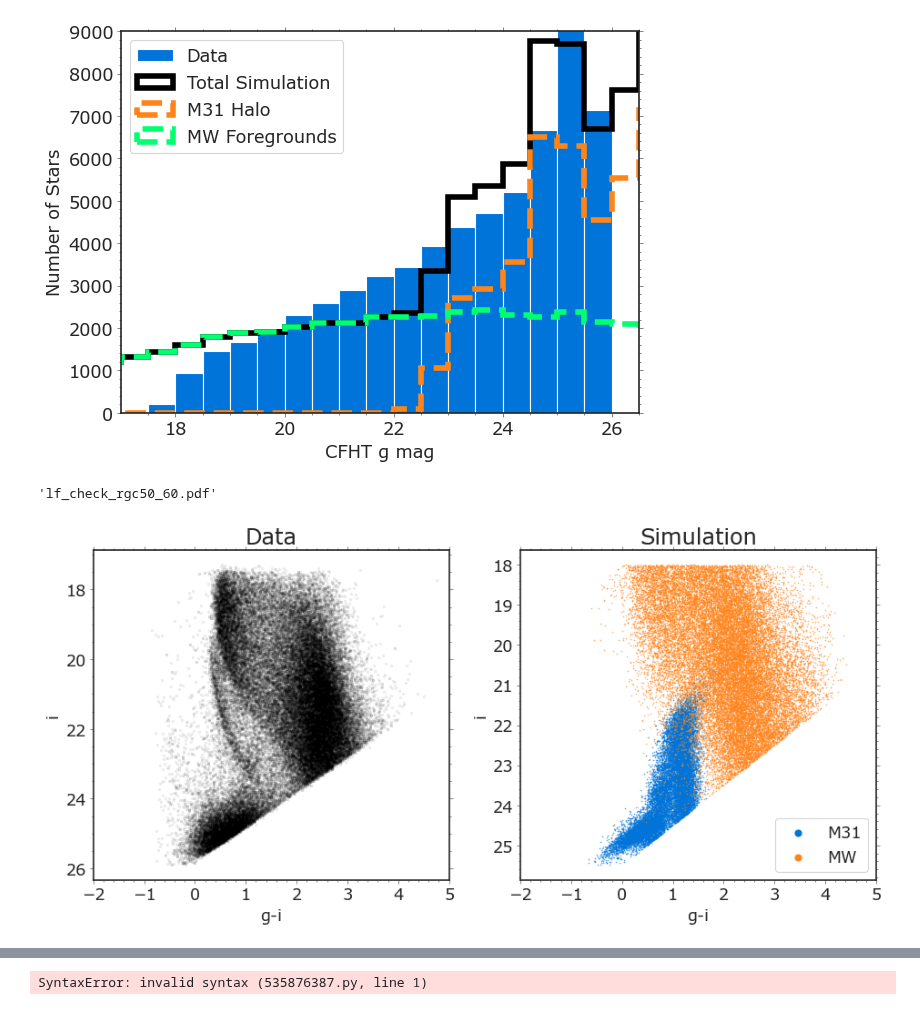
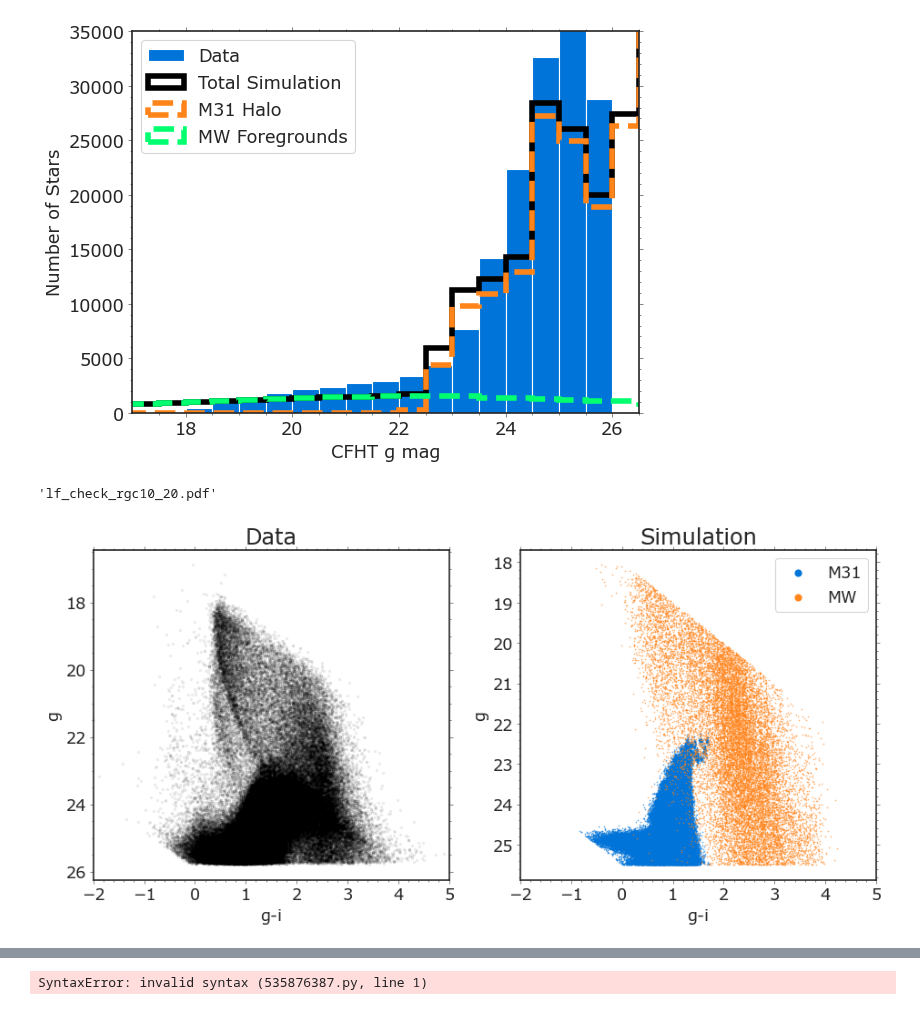
Before and after one commit to caganze/stellarstreams, a Jupyter notebook: notebooks/Visualize MW and M31 Stars.ipynb, the cells around one changed output, grey strips where cells are left out. Saved outputs shown, nothing was run; the diff lists cells and outputs as text; code cells hidden in the pictures.

```diff
--- a/notebooks/Visualize MW and M31 Stars.ipynb
+++ b/notebooks/Visualize MW and M31 Stars.ipynb
@@ -141,6 +83,5 @@ plt.savefig('../figures/simulated_CMD_Roman_M31.jpeg', bbox_inches='tight')
 # %%
 #check luminosity functions
-rgc='30_40'
 fname=path_isochrone+'/simulated_df_at_M31_normalized_extended_rgc{}.csv'.format(rgc)
 df=pd.read_csv(fname)
 
@@ -150,32 +91,32 @@ data=parse_single_table(path_pandas+'M31_{}kpc_new.vot'.format(rgc)).to_table().
 # %%
 fig, ax=plt.subplots()
 _= plt.hist(data.g, bins= np.arange(15, 27, 0.5), log=False, label='Data', color='#0074D9')
 _= plt.hist(df.appgmag.values,
             bins= np.arange(15, 30, 0.5), log=False, histtype='step', linewidth=5, \
             label='Total Simulation', linestyle='-', color='k')
 _= plt.hist(df.appgmag[df.galaxy.values == 'M31'].values,
             bins= np.arange(15, 30, 0.5), log=False, histtype='step',\
             linestyle='--', linewidth=5, label='M31 Halo', color='#FF851B')
 
 _= plt.hist(df.appgmag[df.galaxy.values == 'MW'].values,
             bins= np.arange(15, 30, 0.5), log=False, histtype='step', linewidth=5, \
             label='MW Foregrounds', linestyle='--', color='#01FF70')
 
 
-ax.set(xlabel='CFHT g mag', ylabel='Number of Stars', ylim=[0, 9_000], xlim=[17, 26.5])
+ax.set(xlabel='CFHT g mag', ylabel='Number of Stars', ylim=[0, 35_000], xlim=[17, 26.5])
 ax.minorticks_on()
 plt.legend()
 plt.tight_layout()
 plt.savefig('../figures/lf_check_rgc{}.jpeg'.format(rgc), bbox_inches='tight')
 # %% [output]
-[figure, old version]
+[figure, new version]
 # %%
 'lf_check_rgc{}.pdf'.format(rgc)
 # %% [output]
-'lf_check_rgc50_60.pdf'
+'lf_check_rgc10_20.pdf'
 # %%
 fig, ax=plt.subplots(ncols=2, figsize=(12, 6))
-ax[0].scatter(data.g-data.i, data.i, c='k', s=1, marker=',', alpha=0.05)
+ax[0].scatter(data.g-data.i, data.g, c='k', s=1, marker=',', alpha=0.05)
 df0= df[np.logical_and.reduce([df.appgmag.values <25.5, \
                        df.appgmag.values >18,\
                         df.appimag.values >18.,\
@@ -187,21 +128,22 @@ df1= df[np.logical_and.reduce([df.appgmag.values <25.5, \
                         df.appimag.values >18.,\
                        df.appimag.values < 25.5,
                        (df.galaxy.values == 'MW')]) ]
-ax[1].scatter(df0.appgmag-df0.appimag, df0.appimag, s=.1, label='M31',  color='#0074D9')
-ax[1].scatter(df1.appgmag-df1.appimag, df1.appimag, s=.1, label='MW', color='#FF851B')
+ax[1].scatter(df0.appgmag-df0.appimag, df0.appgmag, s=.1, label='M31',  color='#0074D9')
+ax[1].scatter(df1.appgmag-df1.appimag, df1.appgmag, s=.1, label='MW', color='#FF851B')
 
-
+#ax[1].vlines()
 for a in ax:
     a.invert_yaxis()
-    a.set(xlabel='g-i', ylabel='i', xlim=[-2, 5])
+    a.set(xlabel='g-i', ylabel='g', xlim=[-2, 5])
     a.minorticks_on()
 ax[-1].legend()
 ax[-1].legend(markerscale=20)
 ax[-1].minorticks_on()
 ax[0].set(title='Data')
 ax[1].set(title='Simulation')
+
 plt.tight_layout()
 plt.savefig('../figures/simulated_CMD_CFHT_rgc{}.jpeg'.format(rgc),  bbox_inches='tight')
 # %% [output]
-[figure, old version]
+[figure, new version]
 # %%
```
Also changed, not shown: parts of 12 cells of this notebook, 11 other files.
